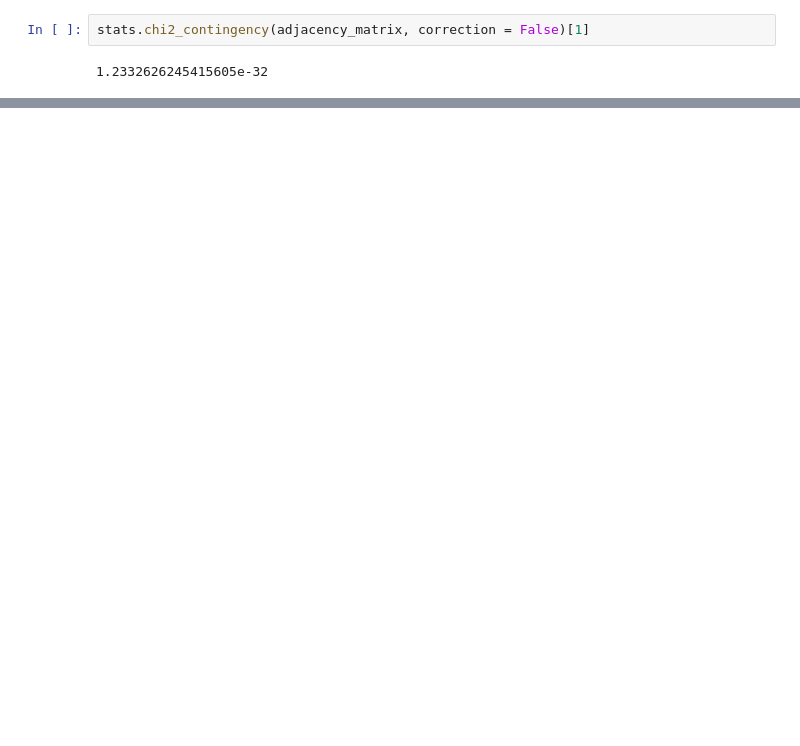
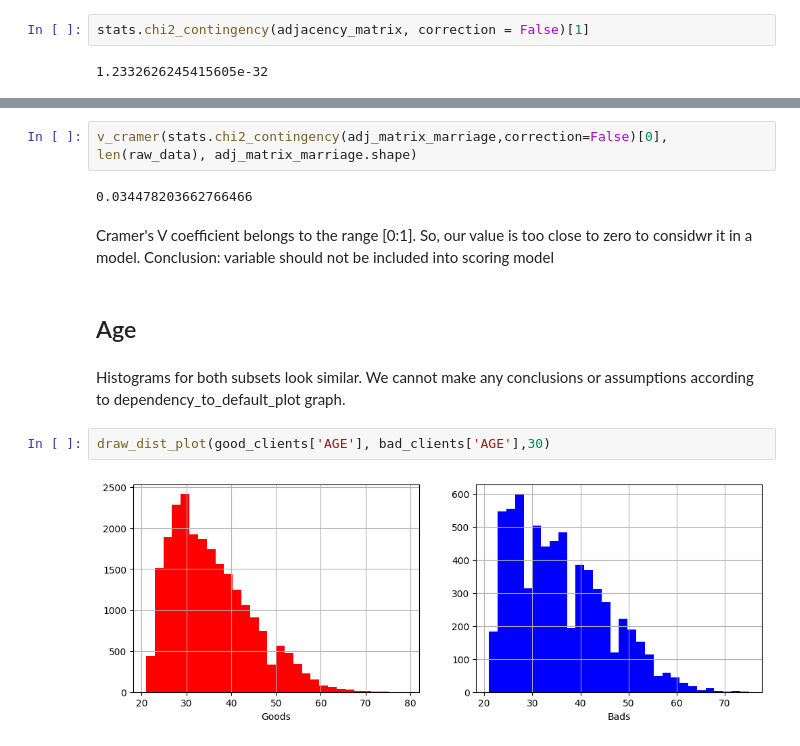
Before and after one commit to taisakamisarava/Credit_Risk_Scoring, a Jupyter notebook: Credit_scoring.ipynb, the cells around one changed output, grey strips where cells are left out. Cells and saved outputs as stored; diff of their text form; blank space fills up the shorter version.

```diff
--- a/Credit_scoring.ipynb
+++ b/Credit_scoring.ipynb
@@ -227,0 +259,15 @@ stats.chi2_contingency(adjacency_matrix, correction = False)[1]
+# %%
+v_cramer(stats.chi2_contingency(adj_matrix_marriage,correction=False)[0], len(raw_data), adj_matrix_marriage.shape)
+# %% [output]
+0.034478203662766466
+# %% [markdown]
+Cramer's V coefficient belongs to the range [0:1]. So, our value is too close to zero to considwr it in a model.
+Conclusion: variable should not be included into scoring model
+# %% [markdown]
+## Age
+# %% [markdown]
+Histograms for both subsets look similar. We cannot make any conclusions or assumptions according to dependency_to_default_plot graph.
+# %%
+draw_dist_plot(good_clients['AGE'], bad_clients['AGE'],30)
+# %% [output]
+[figure, added]
```
Also changed, not shown: parts of 13 cells of this notebook.
